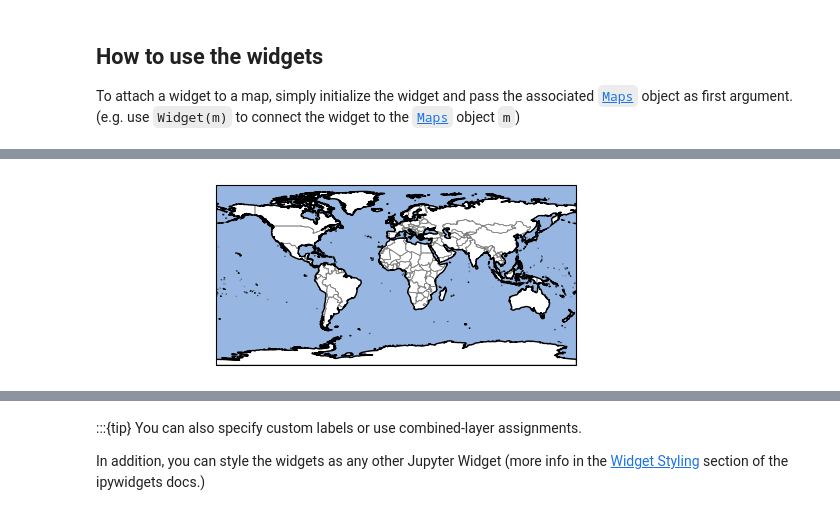
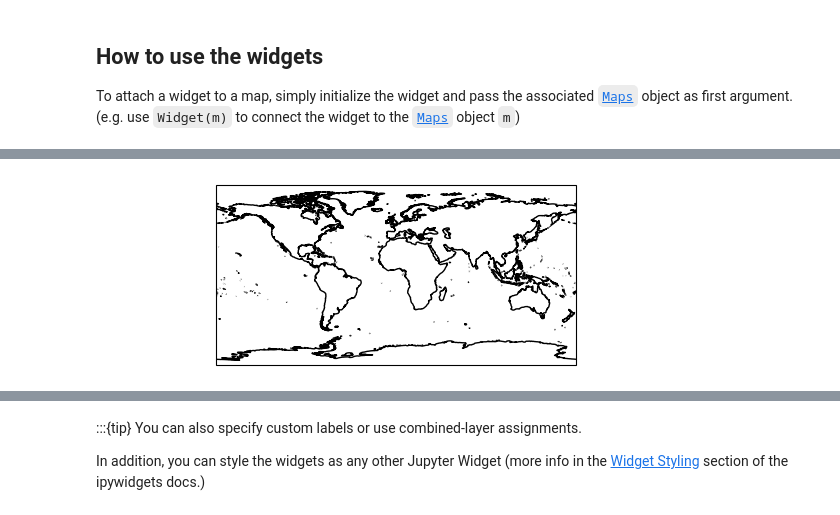
Before and after one commit to raphaelquast/EOmaps, a Jupyter notebook: docs/notebooks/widgets.ipynb, the cells around one changed output, grey strips where cells are left out. Saved outputs shown, nothing was run; the diff lists cells and outputs as text; code cells hidden in the pictures.

```diff
--- a/docs/notebooks/widgets.ipynb
+++ b/docs/notebooks/widgets.ipynb
@@ -113,16 +104,15 @@ Any contributions to enhance the widget functionalities are highly appreciated!
 # %%
 %matplotlib widget
 from eomaps import Maps, widgets
 
 m = Maps(figsize=(6, 2), layer="coastline")
 m.add_feature.preset.coastline()
 
 m.add_feature.preset.countries(layer="countries")
 m.add_feature.preset.ocean(layer="ocean")
-m.show_layer("ocean", "countries", "coastline")
 m.show()
 # %% [output]
-[figure, old version]
+[figure, new version]
 # %%
 button = widgets.LayerButton(m, layer="ocean")
 toggle_buttons = widgets.LayerToggleButtons(m)
```
Also changed, not shown: parts of 3 cells of this notebook.
